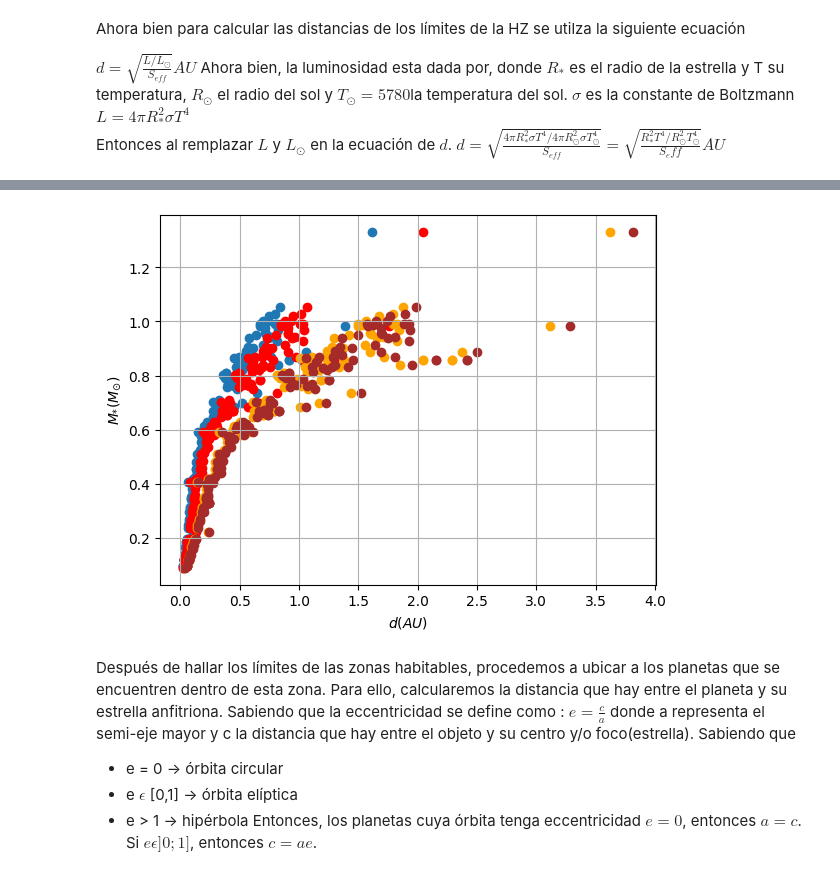
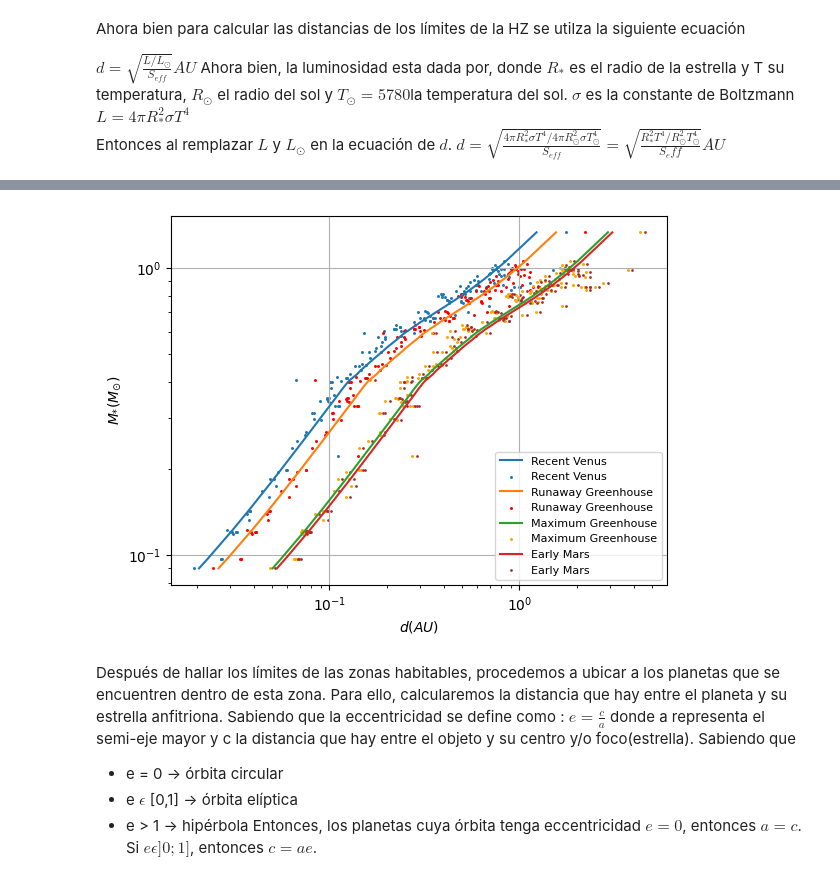
Before and after one commit to Vegaaa99/Tesis, a Jupyter notebook: Data_Analysisi.ipynb, the cells around one changed output, grey strips where cells are left out. Drawn from its saved outputs; the diff is of its cells as text; code cells hidden in the pictures.

Commit message:
Adding last graphs

```diff
--- a/Data_Analysisi.ipynb
+++ b/Data_Analysisi.ipynb
@@ -335,0 +289,3 @@ print(d)
+# %%
+d = pd.DataFrame(index= range(len(T_eff)), columns=l)
+d
@@ -335,0 +315,10 @@ print(d)
+# %%
+for k in range(len(T_eff)):
+    for m in range(4):
+        d.loc[k, l[m]] = distancia(T_eff.iloc[k],R.iloc[k],S_eff.iloc[k][l[m]],T_sun)
+        #print(T_eff.iloc[k], R.iloc[k], S_eff.iloc[k][l[m]], T_sun)
+        #print(d.iloc[k][l[m]])
+        #row_values.append(distancia(T_eff[i], R[i], S_eff[i]))
+ # Asignar toda la fila de una vez
+#d = d.sort_values('Stellar_effective_temperature').reset_index()
+d
@@ -336,3 +339,4 @@ print(d)
 # %%
 # Stellar masses
-Star_mass = main_stars_kopparapu['Stellar_mass']
+Star_mass = main_stars['Stellar_mass']
+print(type(d['Recent_Venus']))
@@ -338,0 +345,3 @@ Star_mass = main_stars_kopparapu['Stellar_mass']
+# %%
+d_s = LOWESS(d,Star_mass,0.6)
+d_s
@@ -339,19 +354,32 @@ Star_mass = main_stars_kopparapu['Stellar_mass']
 # %%
 # Graficando Temperatura vs distancias HZ
 
-plt.scatter(d_recentVenus, Star_mass)
-plt.scatter(d_runawayGreenhouse, Star_mass, color = 'red')
-plt.scatter(d_maxGreenhouse, Star_mass, color = 'orange')
-plt.scatter(d_earlyMars, Star_mass, color = 'brown')
+plt.plot(d_s['lowess_data'][0]['y_smooth'], d_s['lowess_data'][0]['x'],
+          label = 'Recent Venus')
+plt.scatter(d['Recent_Venus'], Star_mass, label = 'Recent Venus', s = 1.3)
+
+plt.plot(d_s['lowess_data'][1]['y_smooth'], d_s['lowess_data'][1]['x'],
+          label = 'Runaway Greenhouse')
+plt.scatter(d['Runaway_Greenhouse'], Star_mass, color = 'red', label = 'Runaway Greenhouse', s = 1.3)
+
+plt.plot(d_s['lowess_data'][2]['y_smooth'], d_s['lowess_data'][2]['x'],
+          label = 'Maximum Greenhouse')
+plt.scatter(d['Max_Greenhouse'], Star_mass, color = 'orange', label = 'Maximum Greenhouse', s = 1.3)
+
+plt.plot(d_s['lowess_data'][3]['y_smooth'], d_s['lowess_data'][3]['x'],
+          label = 'Early Mars')
+plt.scatter(d['Early_Mars'], Star_mass, color = 'brown', label = 'Early Mars', s = 0.9)
 #plt.scatter(d_fivemeRunaway, Star_mass, color = 'green')
 #plt.scatter(d_tenthmeRunaway,Star_mass, color= "black")
 plt.plot ()
 #plt.gca().invert_xaxis()
 plt.grid(True)
 plt.xlabel(r'$d (AU$)')
 plt.ylabel(r'$M_{*}(M_{\odot})$')
-#plt.xscale("log")
-#plt.yscale("log")
+plt.xscale("log")
+plt.yscale("log")
+plt.legend(loc='lower right', fontsize=8)
+plt.savefig('Template-Tesis/imágenes/distancias.pdf')
 plt.show()
 # %% [output]
-[figure, old version]
+[figure, new version]
```
Also changed, not shown: parts of 42 cells of this notebook, 4 other files.
